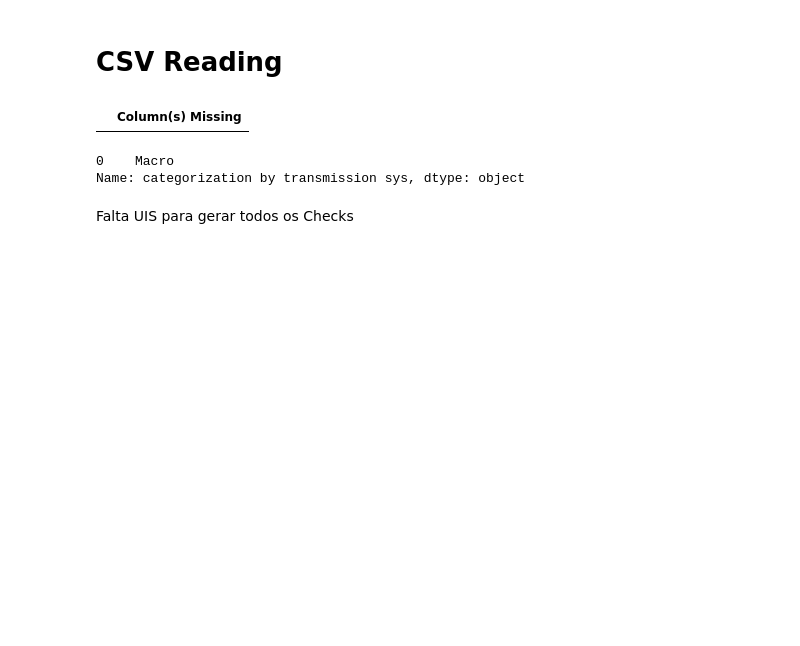
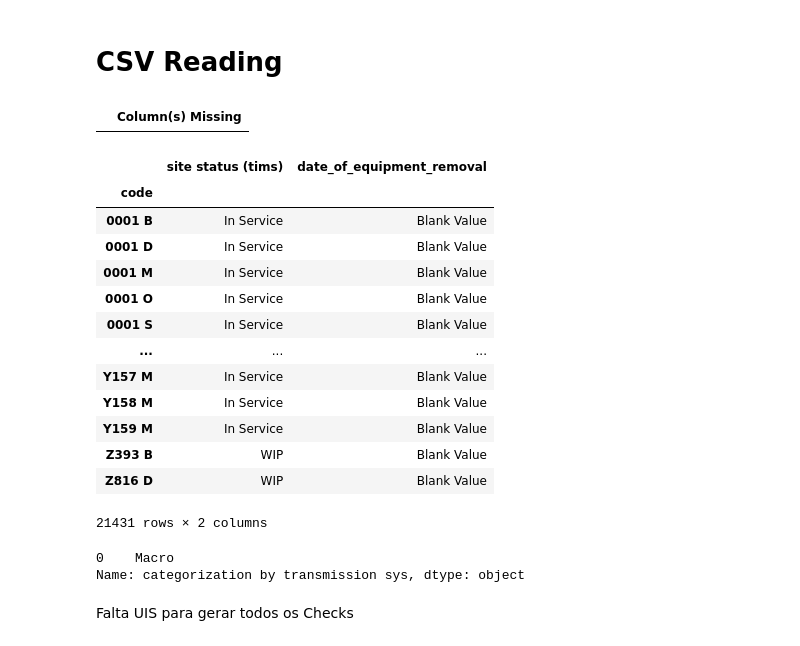
Before and after one commit to emerenan/xlsx_validation, a Jupyter notebook: de_validations.ipynb, the cells around one changed output. Drawn from its saved outputs; the diff is of its cells as text; code cells hidden in the pictures; blank space fills up the shorter version.

Commit message:
Update chekc_date_columns, estava muito lento na analise em dataframe e troquei para dicionario e ficou muito melhor

```diff
--- a/de_validations.ipynb
+++ b/de_validations.ipynb
@@ -275,3 +180,66 @@ dftw_dates_errors
+# %%
+def check_date_columns(df, df_index,status_col,columns):
+    """
+    Paramns \n
+        Dates needs to be in string format not in datetime, otherwise raise an error.\n
+        Convert entire column to string before.
+    """
+    from collections import defaultdict
+
+    df_dates = df[columns].fillna('')
+    df_dates = df_dates.to_dict(orient='list')
+    #df_dates['sites'] = df_dates[df_index]
+    #df_dates = df_dates.set_index('sites')
+    new_dic = defaultdict(list)
+
+    date_format = re.compile(r"[0-9]{1,2}[\_|\-|\/][0-9]{1,2}[\_|\-|\/][0-9]{1,4}")
+
+    for column in set(df_dates.keys()):
+        for value in df_dates[column]:
+            if date_format.match(value) == None:
+                if value in (None, '', 'nan'):
+                    new_dic[column].append('Blank Value')
+                else:
+                    new_dic[column].append(f'Incorret picklist value: {value}')
+            else:
+                new_dic[column].append('Ok')
+
+    df_errors = pd.DataFrame(new_dic)
+    df_errors = df_errors.replace('Ok!', np.nan)
+    df_errors[df_index] = df[df_index]
+    df_errors = df_errors.set_index(df_index)
+    df_errors = df_errors.dropna(how='all', axis=0)
+    df_errors = df_errors.dropna(how='all', axis=1)
+    df_errors = df_errors.reset_index()
+
+    df = df[[df_index, status_col]]
+    df_errors = pd.merge(df_errors,df, how='left', on=[df_index])
+    df_errors = df_errors.set_index(df_index)
+    df_errors = df_errors[[status_col]+ df_errors.columns[:-1].tolist()]
+    #df_errors = df_errors.reset_index()
+    return df_errors
+
+dates_cols = ['Date_Of_Equipment_Removal']
+dates_cols = lower_str(dates_cols)
+#Check dates of column 'Date_Of_Equipment_Removal' Pg 7
+#check_date_columns(df, df_index,status_col,columns, format)
+dftw_dates_errors = check_date_columns(towerdb, tw_index, tw_status, dates_cols)
+dftw_dates_errors
+# %% [output]
+|  | site status (tims) | date_of_equipment_removal |
+| code |  |  |
+| 0001 B | In Service | Blank Value |
+| 0001 D | In Service | Blank Value |
+| 0001 M | In Service | Blank Value |
+| 0001 O | In Service | Blank Value |
+| 0001 S | In Service | Blank Value |
+| ... | ... | ... |
+| Y157 M | In Service | Blank Value |
+| Y158 M | In Service | Blank Value |
+| Y159 M | In Service | Blank Value |
+| Z393 B | WIP | Blank Value |
+| Z816 D | WIP | Blank Value |
+21431 rows × 2 columns
 # %%
 towerdb[towerdb[tw_index]=='0001 B']['categorization by transmission sys']
 # %% [output]
```
Also changed, not shown: parts of 5 cells of this notebook.
